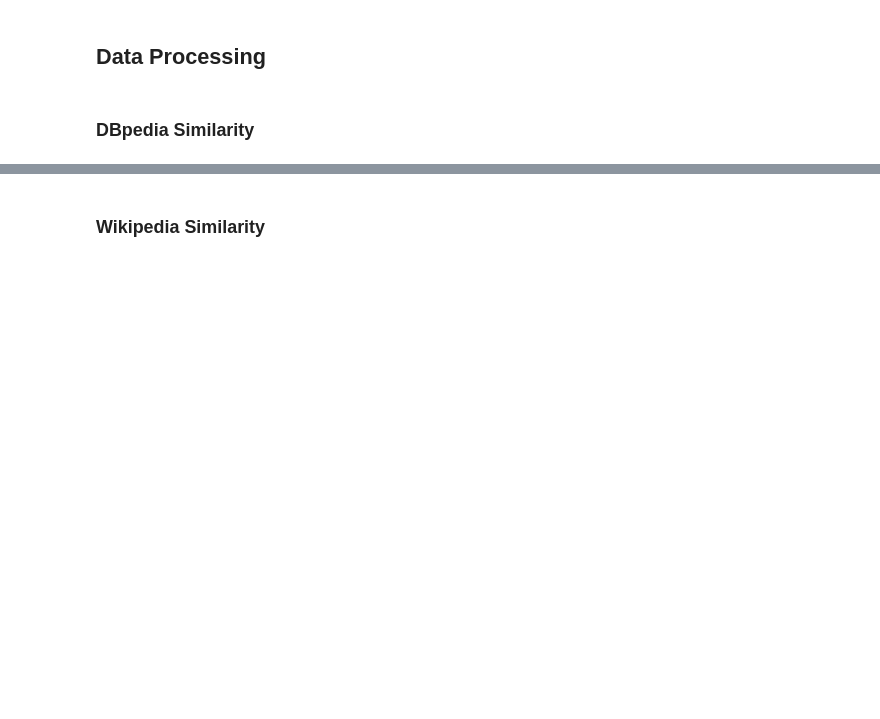
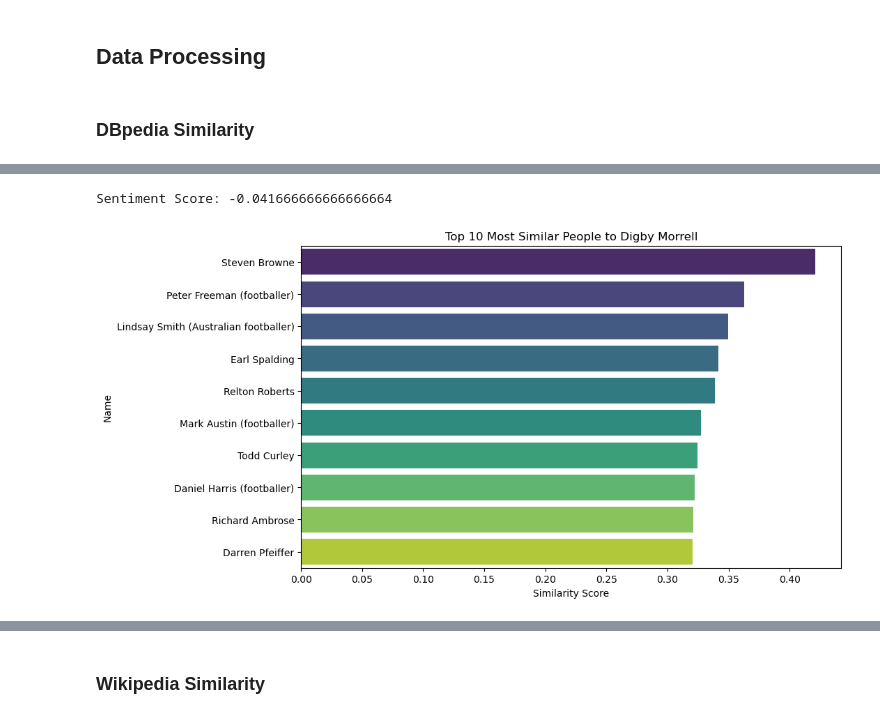
Before and after one commit to brooksburkhead/nlp-project, a Jupyter notebook: nlp.ipynb, the cells around one changed output, grey strips where cells are left out. Cells and saved outputs as stored; diff of their text form; code cells hidden in the pictures; blank space fills up the shorter version.

```diff
--- a/nlp.ipynb
+++ b/nlp.ipynb
@@ -77,3 +215,9 @@ with open(pickle_file_path, 'rb') as file:
 ## Data Processing
 # %% [markdown]
 ### DBpedia Similarity
+# %%
+# create a nearest neighbors model
+nn = NearestNeighbors(n_neighbors= 11, algorithm='brute', metric='cosine')
+
+# fit the model to the tfidf matrix
+nn.fit(tfidf_matrix)
@@ -79,0 +226,4 @@ with open(pickle_file_path, 'rb') as file:
+# %%
+input_index = 0
+
+distances, indices = nn.kneighbors(tfidf_matrix[input_index])
@@ -79,0 +238,5 @@ with open(pickle_file_path, 'rb') as file:
+# %%
+# Get the indices of the top 10 most similar people (excluding the input person)
+related_indices = indices[0][1:]
+
+related_indices
@@ -79,0 +246,4 @@ with open(pickle_file_path, 'rb') as file:
+# %%
+# calculate similarity scores for the top 10 most similar people
+similarity_scores = 1 - distances[0][1:]
+similarity_scores
@@ -79,0 +268,26 @@ with open(pickle_file_path, 'rb') as file:
+# %%
+# Perform sentiment analysis for the input person
+sentiment = clean_dbpedia_data['text_blob'][input_index].sentiment.polarity
+
+# Print the sentiment score
+print(f"Sentiment Score: {sentiment}")
+# %% [output]
+Sentiment Score: -0.041666666666666664
+# %%
+# Get the names and similarity scores of the top 10 most similar people
+top_10_names = clean_dbpedia_data.iloc[related_indices]['name']
+top_10_scores = similarity_scores[:10]
+input_name = clean_dbpedia_data.iloc[input_index]['name']
+
+# Create a dataframe with the names and scores
+top_10_df = pd.DataFrame({'Name': top_10_names, 'Similarity Score': top_10_scores})
+
+# Create the bar plot
+plt.figure(figsize=(10, 6))
+sns.barplot(x='Similarity Score', y='Name', data=top_10_df, palette='viridis')
+plt.xlabel('Similarity Score')
+plt.ylabel('Name')
+plt.title(f'Top 10 Most Similar People to {input_name}')
+plt.show()
+# %% [output]
+[figure, added]
```
Also changed, not shown: parts of 40 cells of this notebook.
